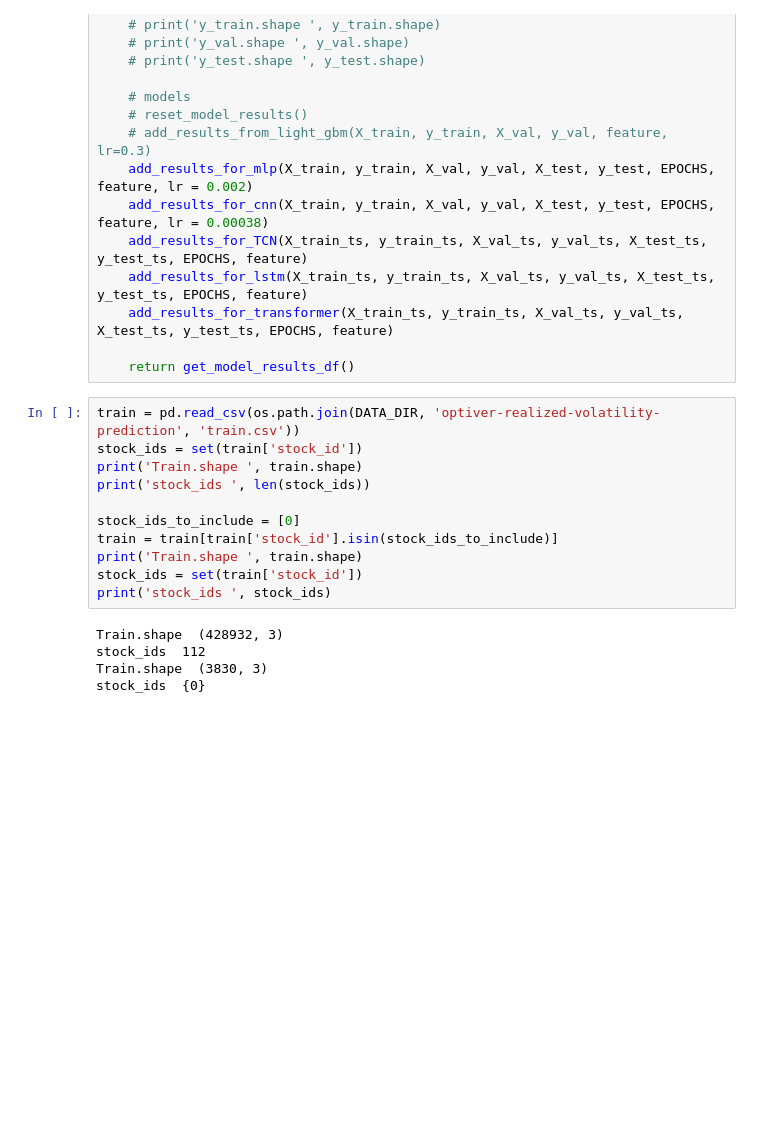
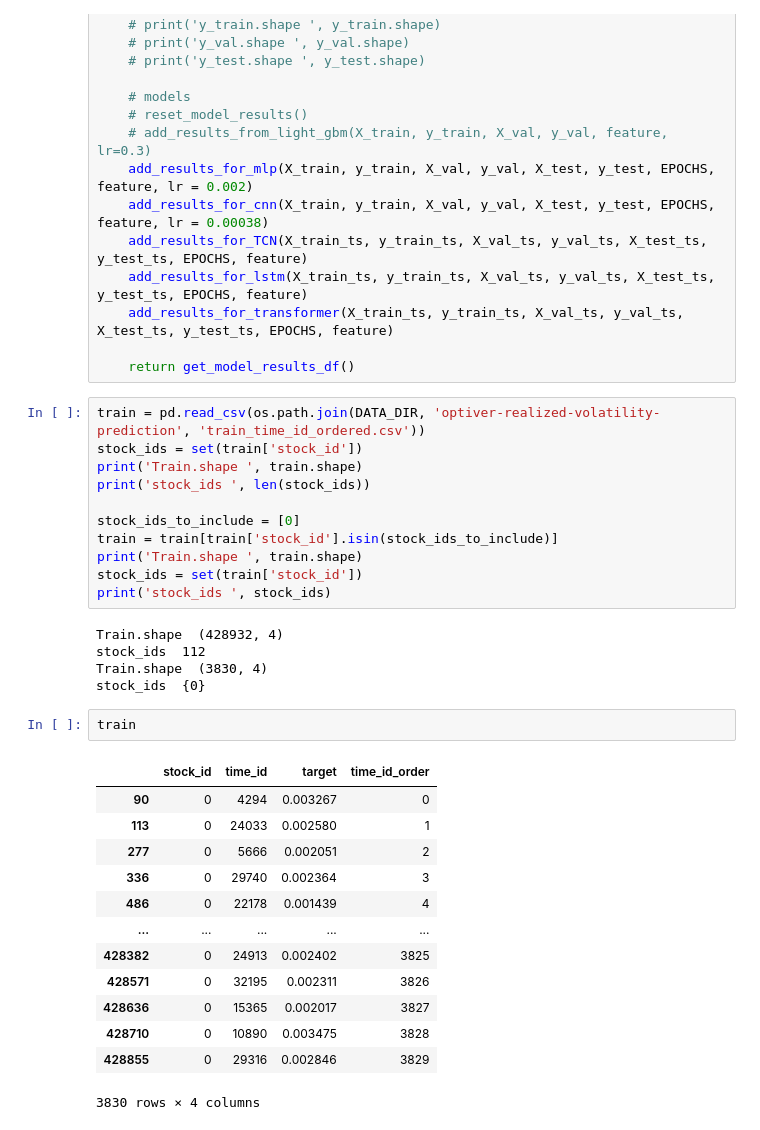
Before and after one commit to poo5zan/masters-research-project, a Jupyter notebook: from-kaggle-optiver-challenge.ipynb, the cells around one changed output. Saved outputs shown, nothing was run; the diff lists cells and outputs as text; blank space fills up the shorter version.

```diff
--- a/from-kaggle-optiver-challenge.ipynb
+++ b/from-kaggle-optiver-challenge.ipynb
@@ -1895,7 +1855,7 @@ def perform_experiments_multivariate(df_experiment, feature: str):
 
     return get_model_results_df()
 # %%
-train = pd.read_csv(os.path.join(DATA_DIR, 'optiver-realized-volatility-prediction', 'train.csv'))
+train = pd.read_csv(os.path.join(DATA_DIR, 'optiver-realized-volatility-prediction', 'train_time_id_ordered.csv'))
 stock_ids = set(train['stock_id'])
 print('Train.shape ', train.shape)
 print('stock_ids ', len(stock_ids))
@@ -1906,9 +1866,25 @@ print('Train.shape ', train.shape)
 stock_ids = set(train['stock_id'])
 print('stock_ids ', stock_ids)
 # %% [output]
-Train.shape  (428932, 3)
+Train.shape  (428932, 4)
 stock_ids  112
-Train.shape  (3830, 3)
+Train.shape  (3830, 4)
 stock_ids  {0}
+# %%
+train
+# %% [output]
+|  | stock_id | time_id | target | time_id_order |
+| 90 | 0 | 4294 | 0.003267 | 0 |
+| 113 | 0 | 24033 | 0.002580 | 1 |
+| 277 | 0 | 5666 | 0.002051 | 2 |
+| 336 | 0 | 29740 | 0.002364 | 3 |
+| 486 | 0 | 22178 | 0.001439 | 4 |
+| ... | ... | ... | ... | ... |
+| 428382 | 0 | 24913 | 0.002402 | 3825 |
+| 428571 | 0 | 32195 | 0.002311 | 3826 |
+| 428636 | 0 | 15365 | 0.002017 | 3827 |
+| 428710 | 0 | 10890 | 0.003475 | 3828 |
+| 428855 | 0 | 29316 | 0.002846 | 3829 |
+3830 rows × 4 columns
 # %%
 book_order_df = make_features(train, DataBlock.TRAIN)
```
Also changed, not shown: parts of 20 cells of this notebook.
